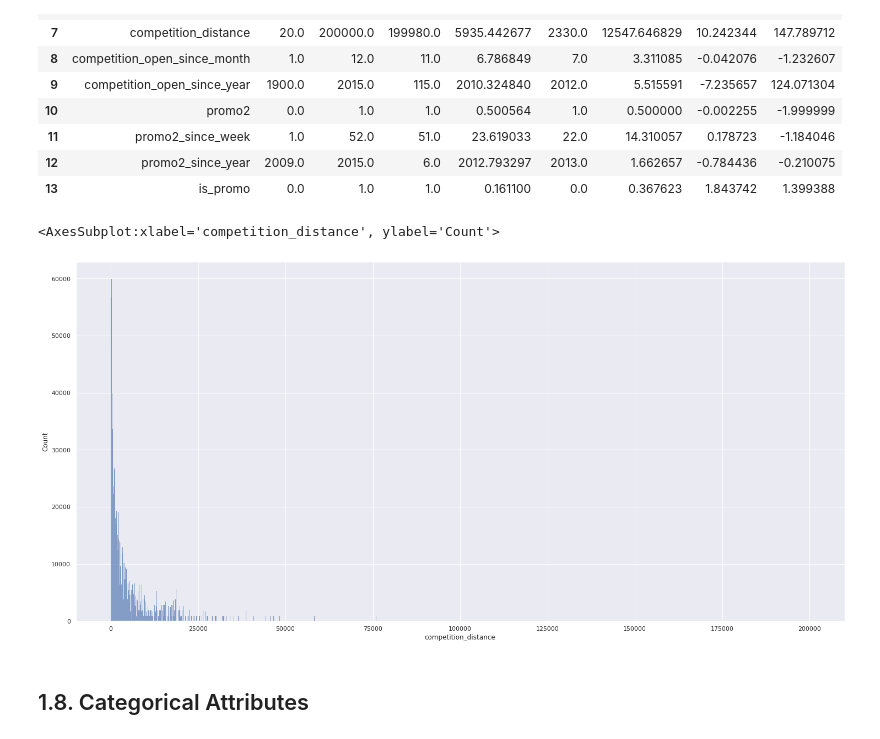
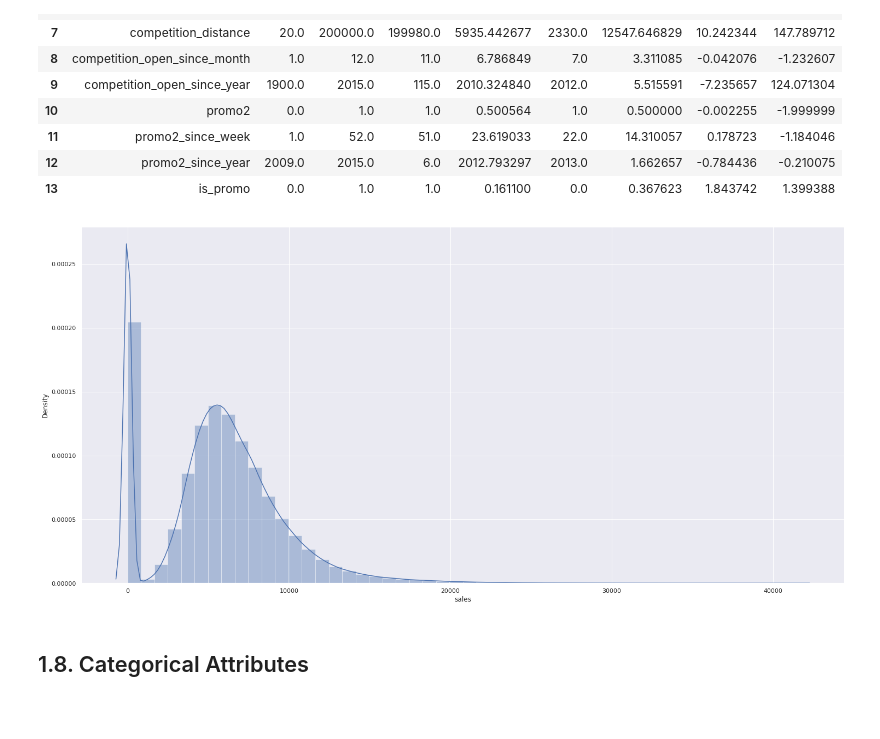
Before and after one commit to Cassiano-Schmeiske/Prediction_Sales_Rossmann_Stores, a Jupyter notebook: rossmann_sales_prediction.ipynb, the cells around one changed output. Saved outputs shown, nothing was run; the diff lists cells and outputs as text; code cells hidden in the pictures; blank space fills up the shorter version.

```diff
--- a/rossmann_sales_prediction.ipynb
+++ b/rossmann_sales_prediction.ipynb
@@ -363,10 +363,9 @@ m
 | 12 | promo2_since_year | 2009.0 | 2015.0 | 6.0 | 2012.793297 | 2013.0 | 1.662657 | -0.784436 | -0.210075 |
 | 13 | is_promo | 0.0 | 1.0 | 1.0 | 0.161100 | 0.0 | 0.367623 | 1.843742 | 1.399388 |
 # %%
-sns.histplot( df1['competition_distance'], kde=False )
+sns.distplot( num_attributes['sales']);
 # %% [output]
-<AxesSubplot:xlabel='competition_distance', ylabel='Count'>
-[figure, old version]
+[figure, new version]
 # %% [markdown]
 ## 1.8. Categorical Attributes
 # %%
```
Also changed, not shown: parts of 7 cells of this notebook.
